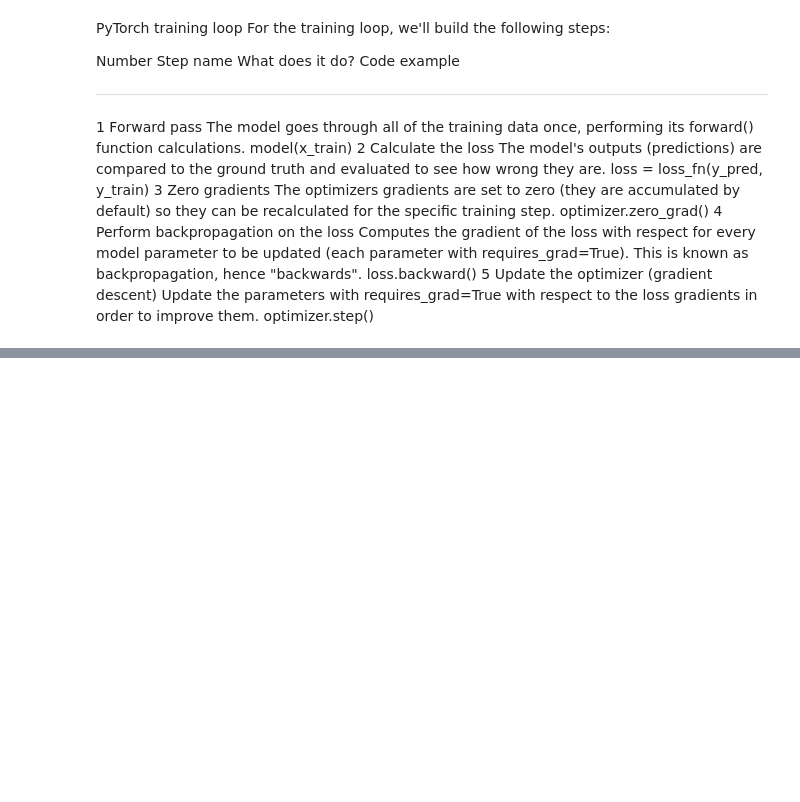
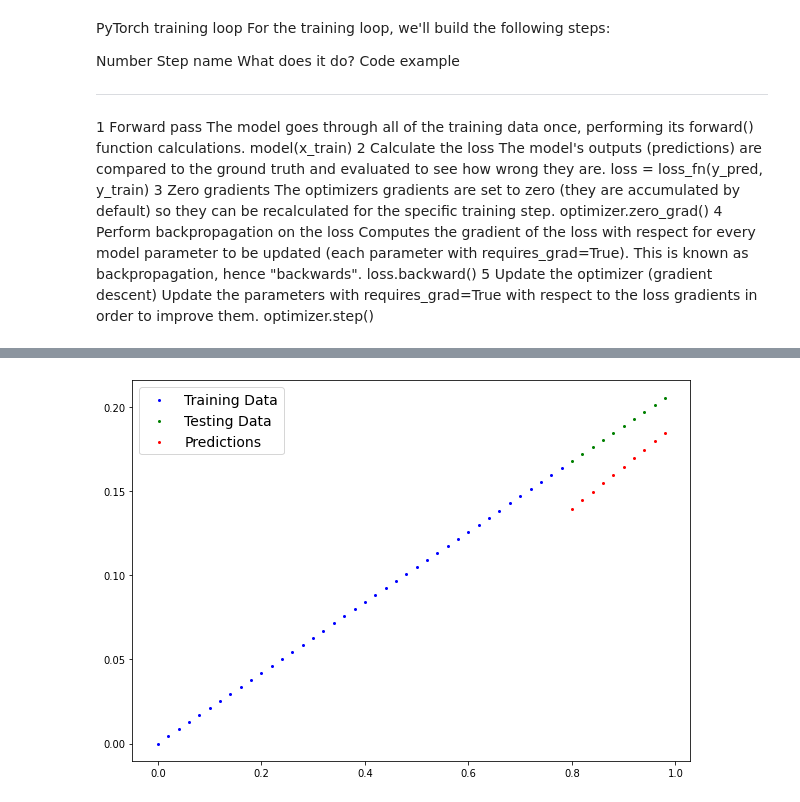
Before and after one commit to alazyartist/python_playground, a Jupyter notebook: Pytorch_Playing.ipynb, the cells around one changed output, grey strips where cells are left out. Drawn from its saved outputs; the diff is of its cells as text; code cells hidden in the pictures; blank space fills up the shorter version.

```diff
--- a/Pytorch_Playing.ipynb
+++ b/Pytorch_Playing.ipynb
@@ -313,0 +371,8 @@ optimizer = torch.optim.SGD(params=model_0.paramaters(),lr=0.1)
+# %%
+model_0.eval()
+with torch.inference_mode():
+  y_preds = model_0(X_test)
+
+  plot_predictions(predictions=y_preds)
+# %% [output]
+[figure, added]
```
Also changed, not shown: parts of 6 cells of this notebook.
